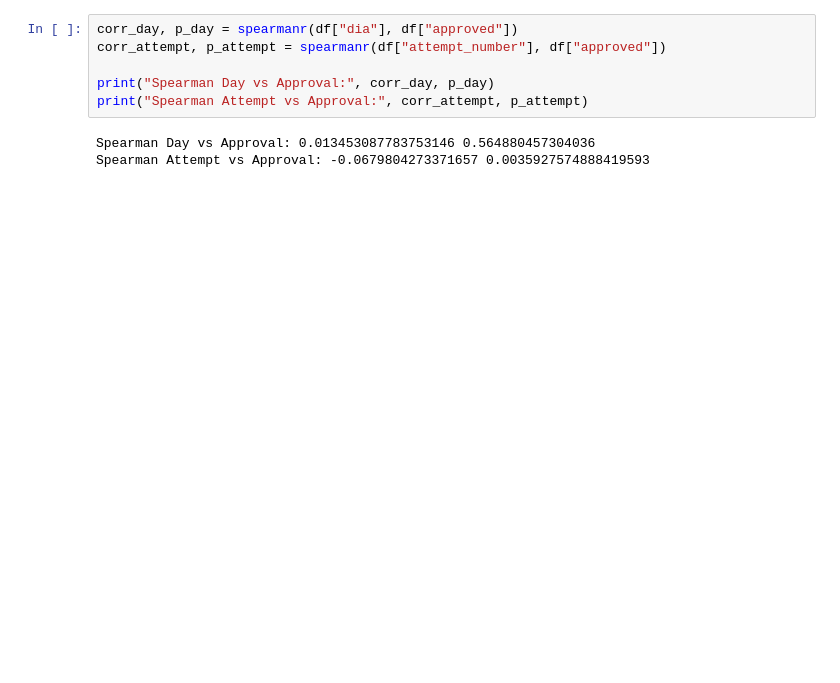
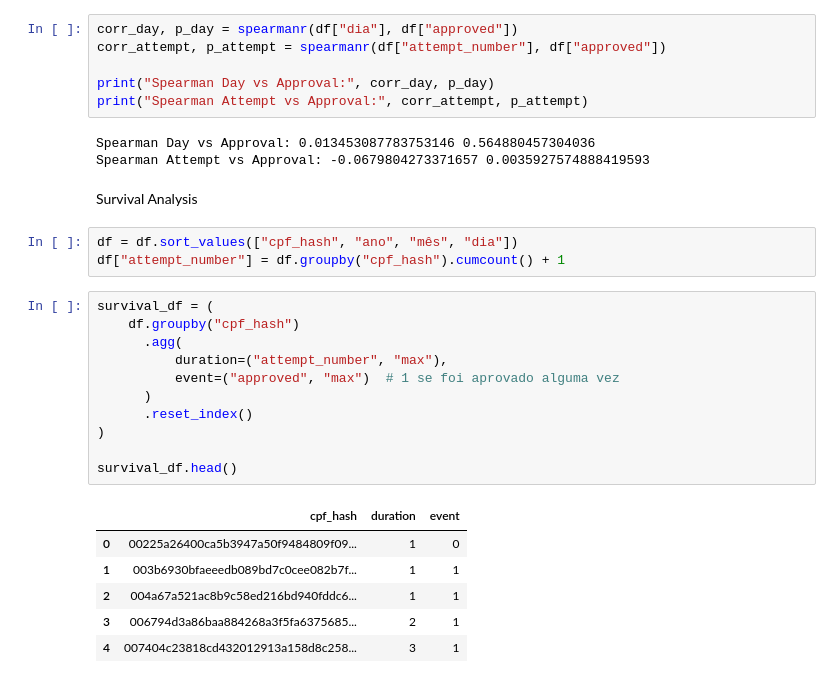
Before and after one commit to Maldinni/SIGAMA-data-analysis, a Jupyter notebook: src/plotting/statistical_methods.ipynb, the cells around one changed output. Cells and saved outputs as stored; diff of their text form; blank space fills up the shorter version.

```diff
--- a/src/plotting/statistical_methods.ipynb
+++ b/src/plotting/statistical_methods.ipynb
@@ -94,3 +94,26 @@ print("Spearman Attempt vs Approval:", corr_attempt, p_attempt)
 # %% [output]
 Spearman Day vs Approval: 0.013453087783753146 0.564880457304036
 Spearman Attempt vs Approval: -0.0679804273371657 0.0035927574888419593
+# %% [markdown]
+Survival Analysis
+# %%
+df = df.sort_values(["cpf_hash", "ano", "mês", "dia"])
+df["attempt_number"] = df.groupby("cpf_hash").cumcount() + 1
+# %%
+survival_df = (
+    df.groupby("cpf_hash")
+      .agg(
+          duration=("attempt_number", "max"),
+          event=("approved", "max")  # 1 se foi aprovado alguma vez
+      )
+      .reset_index()
+)
+
+survival_df.head()
+# %% [output]
+|  | cpf_hash | duration | event |
+| 0 | 00225a26400ca5b3947a50f9484809f09... | 1 | 0 |
+| 1 | 003b6930bfaeeedb089bd7c0cee082b7f... | 1 | 1 |
+| 2 | 004a67a521ac8b9c58ed216bd940fddc6... | 1 | 1 |
+| 3 | 006794d3a86baa884268a3f5fa6375685... | 2 | 1 |
+| 4 | 007404c23818cd432012913a158d8c258... | 3 | 1 |
```
Also changed, not shown: parts of 3 cells of this notebook.
